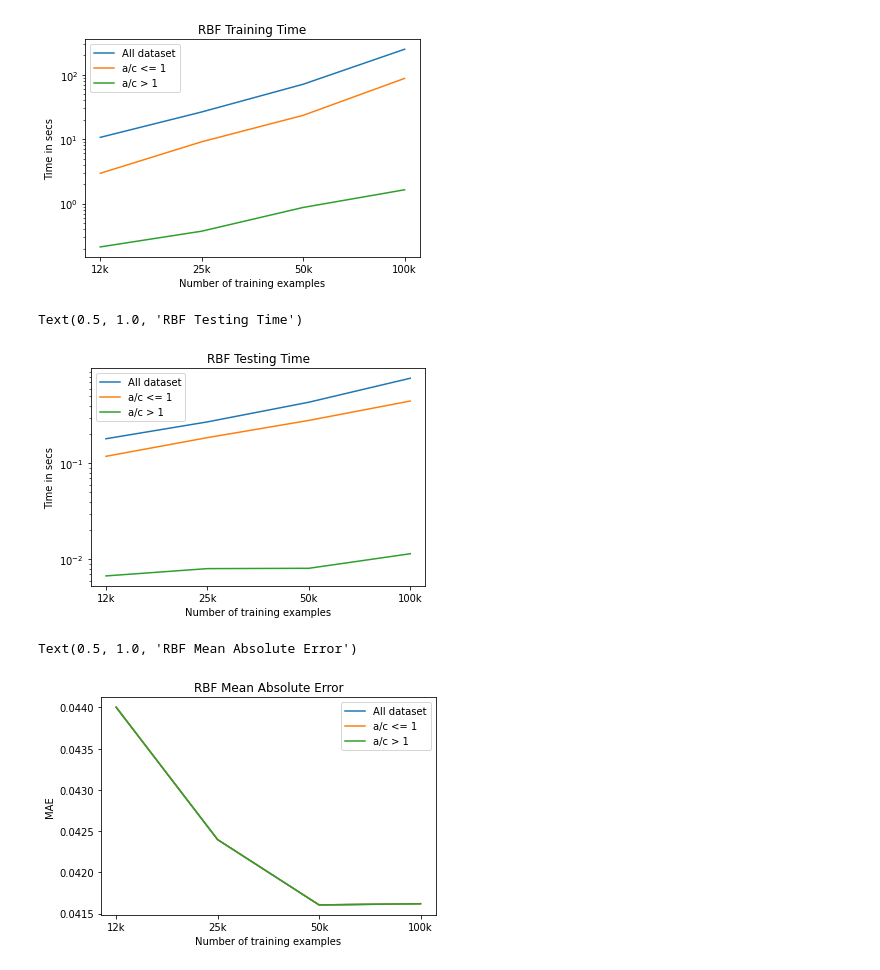
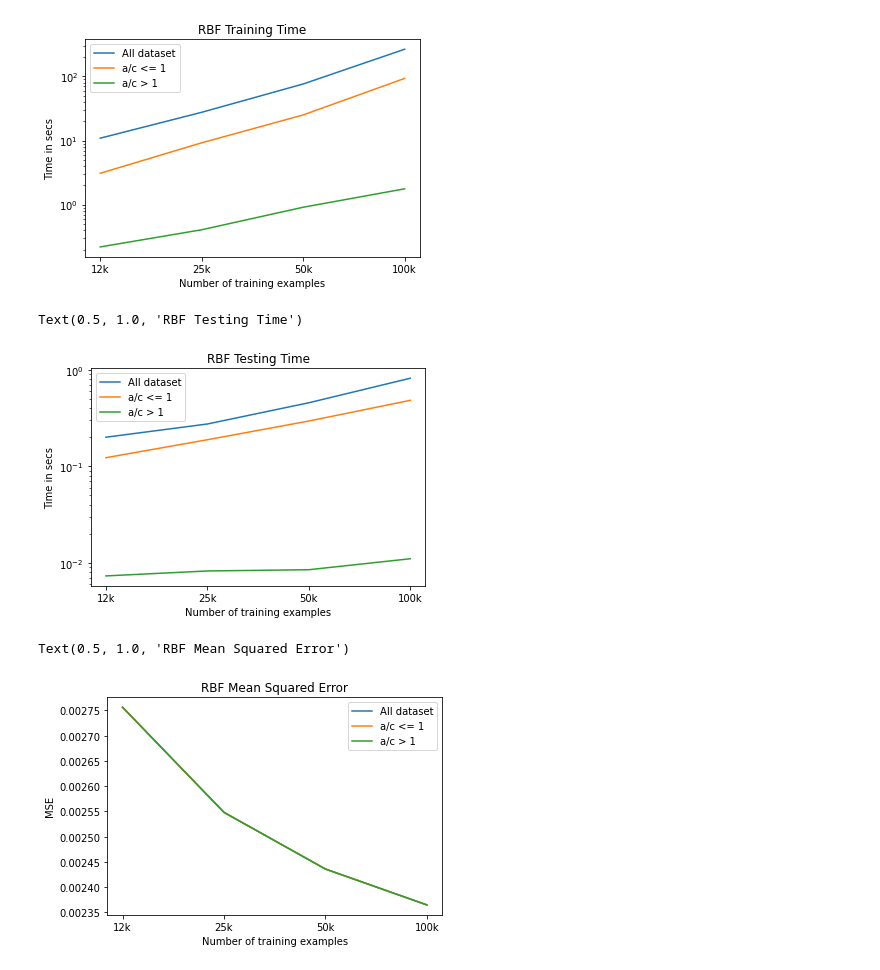
Before and after one commit to Corellian101/ML_for_SIF_Paper, a Jupyter notebook: ML_results/revised/data_2/RBF_SVM.ipynb, the cells around one changed output. Cells and saved outputs as stored; diff of their text form; code cells hidden in the pictures.

```diff
--- a/ML_results/revised/data_2/RBF_SVM.ipynb
+++ b/ML_results/revised/data_2/RBF_SVM.ipynb
@@ -154,7 +154,7 @@ def error(reg, data):
     t0 = time.time()
     result = reg.predict(data[:,:-1])
     t1 = time.time()
-    MAE = np.mean(np.abs(result-data[:,-1]))
+    MAE = np.mean(np.power(result-data[:,-1], 2))
     return MAE, t1-t0
 
 mse, t = error(reg_all, d)
@@ -292,16 +292,16 @@ plt.ylabel("Time in secs")
 plt.title("RBF Testing Time")
 # %% [output]
 Text(0.5, 1.0, 'RBF Testing Time')
-[figure, old version]
+[figure, new version]
 # %%
 num_data = ["12k", "25k", "50k", "100k"]
 plt.plot(num_data, all_MAE, label="All dataset")
 plt.plot(num_data, le_MAE, label="a/c <= 1")
 plt.plot(num_data, g_MAE, label="a/c > 1")
 plt.legend()
 plt.xlabel("Number of training examples")
-plt.ylabel("MAE")
-plt.title("RBF Mean Absolute Error")
+plt.ylabel("MSE")
+plt.title("RBF Mean Squared Error")
 # %% [output]
-Text(0.5, 1.0, 'RBF Mean Absolute Error')
+Text(0.5, 1.0, 'RBF Mean Squared Error')
-[figure, old version]
+[figure, new version]
```
Also changed, not shown: parts of 6 cells of this notebook, 11 other files.
